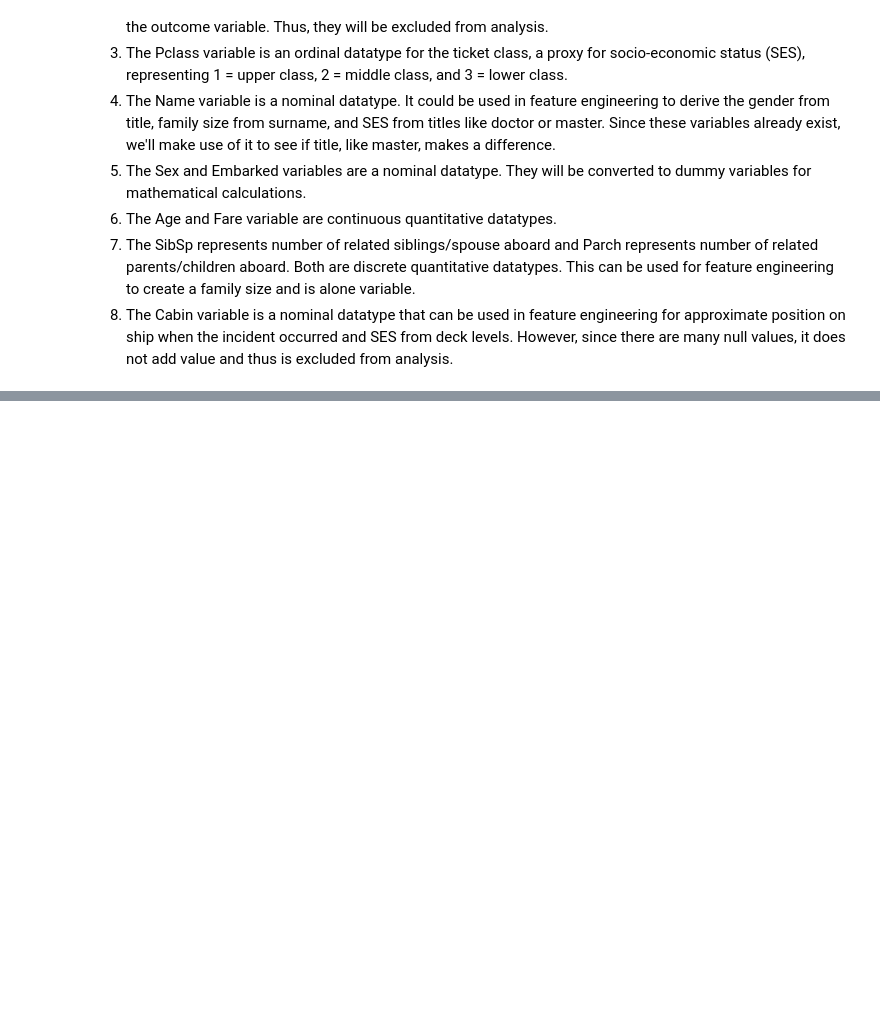
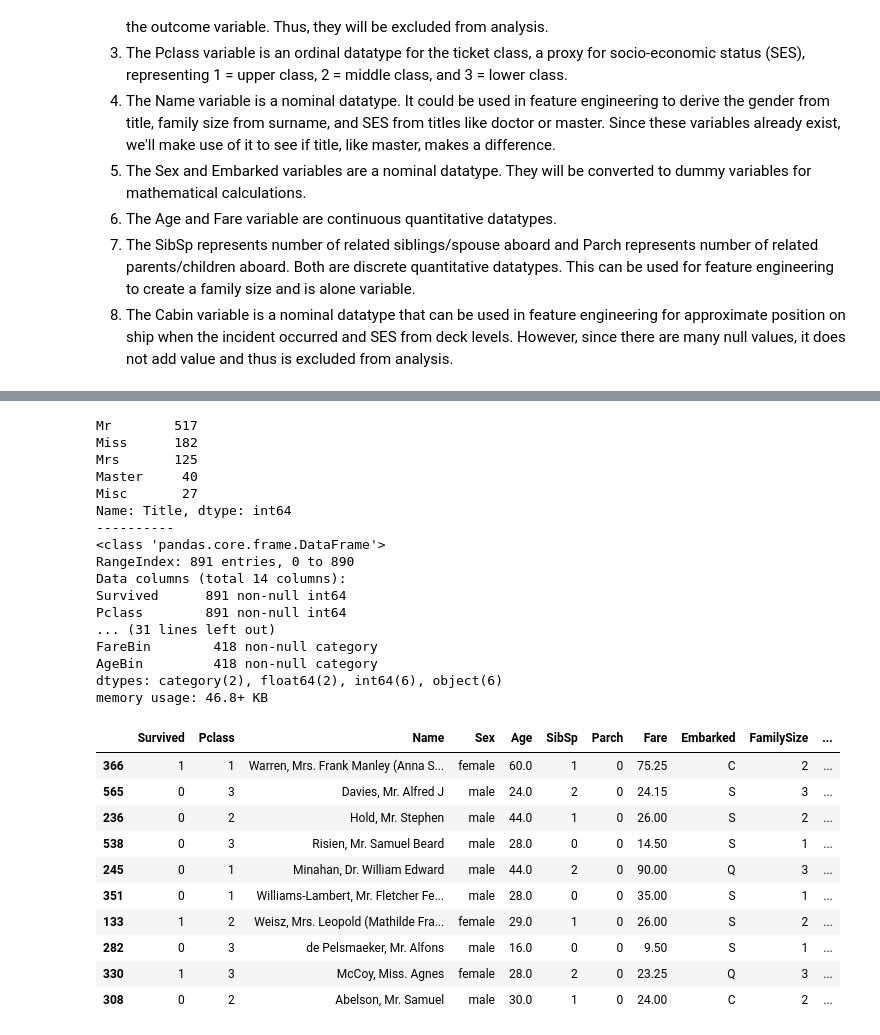
Before and after one commit to Kangchangwoo1/Code_Study, a Jupyter notebook: Python/Kaggle_Project/week01_Titanic_Machine_Learning_from_Disaster/02_A_Data_Science_Framework_To_Achieve_99%Accuracy.ipynb, the cells around one changed output, grey strips where cells are left out. Saved outputs shown, nothing was run; the diff lists cells and outputs as text; code cells hidden in the pictures; blank space fills up the shorter version.

```diff
--- a/Python/Kaggle_Project/week01_Titanic_Machine_Learning_from_Disaster/02_A_Data_Science_Framework_To_Achieve_99%Accuracy.ipynb
+++ b/Python/Kaggle_Project/week01_Titanic_Machine_Learning_from_Disaster/02_A_Data_Science_Framework_To_Achieve_99%Accuracy.ipynb
@@ -152,0 +244,19 @@ None
+# %%
+# 채워넣거나 아예 결측치를 지워버리는 과정
+
+for dataset in data_cleaner:
+    # 나이 결측치를 중위값으로 채워넣는다.
+    dataset['Age'].fillna(dataset['Age'].median(), inplace = True)
+    # 정박항인 'Embarked'는 최빈값으로 대체한다.
+    dataset['Embarked'].fillna(dataset['Embarked'].mode(), inplace = True)
+    # 운항료 정보는 중앙값으로 대체한다.
+    dataset['Fare'].fillna(dataset['Fare'].median(), inplace = True)
+
+# 객실 번호, 승객번호, 티켓번호 는 무의미한 데이터기 때문에 소거한다.
+
+drop_columns =  ['PassengerId','Cabin','Ticket']
+data1.drop(drop_columns, axis =1, inplace = True)
+
+print(data1.isnull().sum())
+print("-"*10)
+print(data_val.isnull().sum())
@@ -152,0 +325,43 @@ None
+# %%
+stat_min = 10 #작다는 기준은 통계학에서 주로 쓰는 10으로 설정: http://nicholasjjackson.com/2012/03/08/sample-size-is-10-a-magic-number/
+title_names = (data1['Title'].value_counts() < stat_min) #기준으로 True, False가 설정된다.
+
+#apply and lambda functions are quick and dirty code to find and replace with fewer lines of code: https://community.modeanalytics.com/python/tutorial/pandas-groupby-and-python-lambda-functions/
+data1['Title'] = data1['Title'].apply(lambda x: 'Misc' if title_names.loc[x] == True else x)
+print(data1['Title'].value_counts())
+print("-"*10)
+
+
+#데이터를 다시한번 확인한다.
+data1.info()
+data_val.info()
+data1.sample(10)
+# %% [output]
+Mr        517
+Miss      182
+Mrs       125
+Master     40
+Misc       27
+Name: Title, dtype: int64
+----------
+<class 'pandas.core.frame.DataFrame'>
+RangeIndex: 891 entries, 0 to 890
+Data columns (total 14 columns):
+Survived      891 non-null int64
+Pclass        891 non-null int64
+... (31 lines left out)
+FareBin        418 non-null category
+AgeBin         418 non-null category
+dtypes: category(2), float64(2), int64(6), object(6)
+memory usage: 46.8+ KB
+|  | Survived | Pclass | Name | Sex | Age | SibSp | Parch | Fare | Embarked | FamilySize | ... |
+| 366 | 1 | 1 | Warren, Mrs. Frank Manley (Anna S... | female | 60.0 | 1 | 0 | 75.25 | C | 2 | ... |
+| 565 | 0 | 3 | Davies, Mr. Alfred J | male | 24.0 | 2 | 0 | 24.15 | S | 3 | ... |
+| 236 | 0 | 2 | Hold, Mr. Stephen | male | 44.0 | 1 | 0 | 26.00 | S | 2 | ... |
+| 538 | 0 | 3 | Risien, Mr. Samuel Beard | male | 28.0 | 0 | 0 | 14.50 | S | 1 | ... |
+| 245 | 0 | 1 | Minahan, Dr. William Edward | male | 44.0 | 2 | 0 | 90.00 | Q | 3 | ... |
+| 351 | 0 | 1 | Williams-Lambert, Mr. Fletcher Fe... | male | 28.0 | 0 | 0 | 35.00 | S | 1 | ... |
+| 133 | 1 | 2 | Weisz, Mrs. Leopold (Mathilde Fra... | female | 29.0 | 1 | 0 | 26.00 | S | 2 | ... |
+| 282 | 0 | 3 | de Pelsmaeker, Mr. Alfons | male | 16.0 | 0 | 0 | 9.50 | S | 1 | ... |
+| 330 | 1 | 3 | McCoy, Miss. Agnes | female | 28.0 | 2 | 0 | 23.25 | Q | 3 | ... |
+| 308 | 0 | 2 | Abelson, Mr. Samuel | male | 30.0 | 1 | 0 | 24.00 | C | 2 | ... |
```
Also changed, not shown: parts of 13 cells of this notebook.
